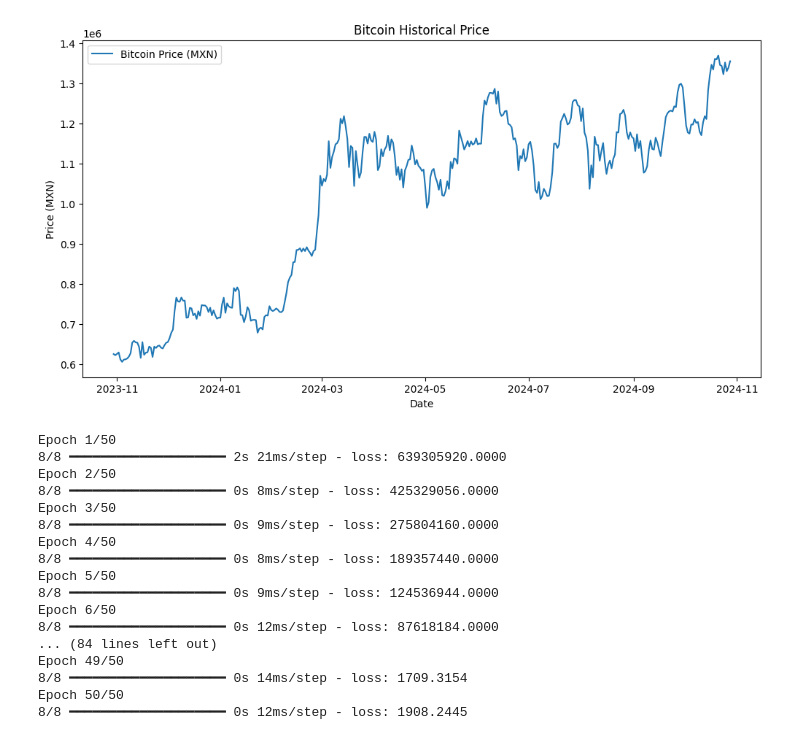
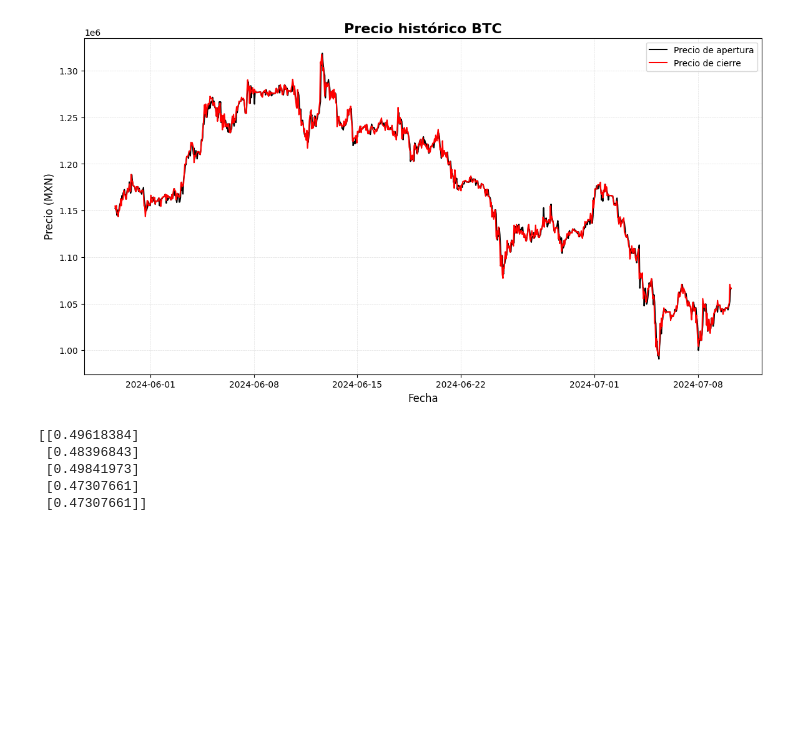
Before and after one commit to SAElizondoR/deep-learning-lab, a Jupyter notebook: act3/actividad3.ipynb, the cells around one changed output. Drawn from its saved outputs; the diff is of its cells as text; code cells hidden in the pictures; blank space fills up the shorter version.

Commit message:
Change crypto database

```diff
--- a/act3/actividad3.ipynb
+++ b/act3/actividad3.ipynb
@@ -26,5 +12,16 @@ data = response.json()
+# %%
+exchange = ccxt.binance()
+
+# Obtener datos históricos
+symbol = 'BTC/MXN'
+timeframe = '1h'
+since = exchange.parse8601('2023-10-01T00:00:00Z')
+limit = 1000
+ohlc = exchange.fetch_ohlcv(symbol, timeframe, since, limit)
 # %%
-prices = data["prices"]
-df = pd.DataFrame(prices, columns=["timestamp", "price"])
-df["timestamp"] = pd.to_datetime(df["timestamp"], unit="ms")
-df.set_index("timestamp", inplace=True)
+# Convertir a DataFrame
+df = pd.DataFrame(ohlc, columns=['timestamp', 'open', 'high', 'low', 'close', 'volume'])
+df['timestamp'] = pd.to_datetime(df['timestamp'], unit='ms')
+df.set_index('timestamp', inplace=True)
+
+print(df.head())
@@ -31,10 +35,0 @@ df.set_index("timestamp", inplace=True)
-# %%
-plt.figure(figsize=(12, 6))
-plt.plot(df.index, df["price"], label=f"{crypto_id.capitalize()} Price ({currency.upper()})")
-plt.title(f"{crypto_id.capitalize()} Historical Price")
-plt.xlabel("Date")
-plt.ylabel(f"Price ({currency.upper()})")
-plt.legend()
-plt.show()
-# %% [output]
-[figure, removed]
@@ -57,4 +36,28 @@ X, y = create_sequences(price_data, sequence_length)
+# %%
+plt.figure(figsize=(14, 7))
+
+# Precio de apertura
+plt.plot(df.index, df["open"], label="Precio de apertura", color='black', linewidth=1.5)
+
+# Precio de cierre
+plt.plot(df.index, df["close"], label="Precio de cierre", color='red', linewidth=1.5)
+
+plt.title("Precio histórico BTC", fontsize=16, fontweight='bold')
+plt.xlabel("Fecha", fontsize=12)
+plt.ylabel("Precio (MXN)", fontsize=12)
+plt.legend()
+plt.grid(visible=True, color='lightgrey', linestyle='--', linewidth=0.5, alpha=0.7)
+plt.show()
+# %% [output]
+[figure, added]
 # %%
 # Escalar los datos
-scaler = MinMaxScaler()
-y = scaler.fit_transform(y.reshape(-1, 1))
+scaler = MinMaxScaler(feature_range=(0, 1))
+df_scaled = scaler.fit_transform(df[['close']])
+print(df_scaled[:5])
+# %% [output]
+[[0.49618384]
+ [0.48396843]
+ [0.49841973]
+ [0.47307661]
+ [0.47307661]]
@@ -73,22 +63,0 @@ model.compile(optimizer="adam", loss="mse")
-# %%
-# Entrenar el modelo
-# X = X.reshape((X.shape[0], X.shape[1], 1))
-history = model.fit(X_train, y_train, epochs=50, batch_size=32)
-# %% [output]
-Epoch 1/50
-8/8 ━━━━━━━━━━━━━━━━━━━━ 2s 21ms/step - loss: 639305920.0000
-Epoch 2/50
-8/8 ━━━━━━━━━━━━━━━━━━━━ 0s 8ms/step - loss: 425329056.0000
-Epoch 3/50
-8/8 ━━━━━━━━━━━━━━━━━━━━ 0s 9ms/step - loss: 275804160.0000
-Epoch 4/50
-8/8 ━━━━━━━━━━━━━━━━━━━━ 0s 8ms/step - loss: 189357440.0000
-Epoch 5/50
-8/8 ━━━━━━━━━━━━━━━━━━━━ 0s 9ms/step - loss: 124536944.0000
-Epoch 6/50
-8/8 ━━━━━━━━━━━━━━━━━━━━ 0s 12ms/step - loss: 87618184.0000
-... (84 lines left out)
-Epoch 49/50
-8/8 ━━━━━━━━━━━━━━━━━━━━ 0s 14ms/step - loss: 1709.3154
-Epoch 50/50
-8/8 ━━━━━━━━━━━━━━━━━━━━ 0s 12ms/step - loss: 1908.2445
```
Also changed, not shown: parts of 14 cells of this notebook, 1 other file.
